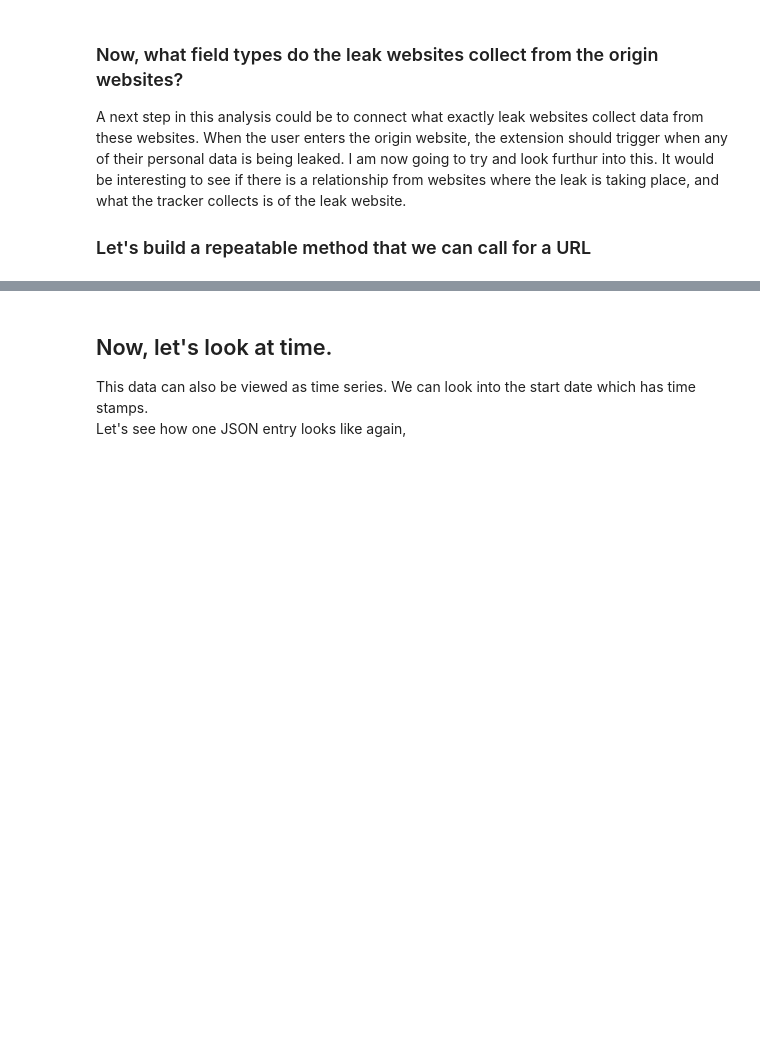
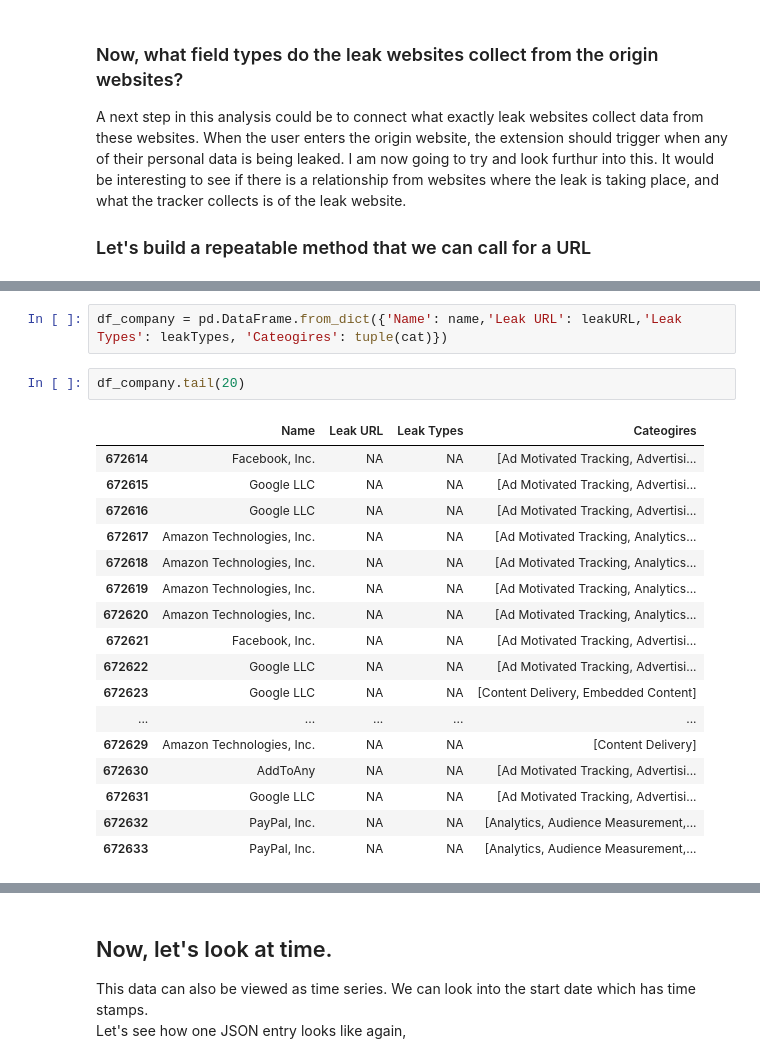
Before and after one commit to NoahApthorpe/EdTechInspector, a Jupyter notebook: EDA/25thJuly_DA_output_rewriting.ipynb, the cells around one changed output, grey strips where cells are left out. Saved outputs shown, nothing was run; the diff lists cells and outputs as text; blank space fills up the shorter version.

```diff
--- a/EDA/25thJuly_DA_output_rewriting.ipynb
+++ b/EDA/25thJuly_DA_output_rewriting.ipynb
@@ -693,0 +747,22 @@ filtered_data1[348279]
+# %%
+df_company = pd.DataFrame.from_dict({'Name': name,'Leak URL': leakURL,'Leak Types': leakTypes, 'Cateogires': tuple(cat)})
+# %%
+df_company.tail(20)
+# %% [output]
+|  | Name | Leak URL | Leak Types | Cateogires |
+| 672614 | Facebook, Inc. | NA | NA | [Ad Motivated Tracking, Advertisi... |
+| 672615 | Google LLC | NA | NA | [Ad Motivated Tracking, Advertisi... |
+| 672616 | Google LLC | NA | NA | [Ad Motivated Tracking, Advertisi... |
+| 672617 | Amazon Technologies, Inc. | NA | NA | [Ad Motivated Tracking, Analytics... |
+| 672618 | Amazon Technologies, Inc. | NA | NA | [Ad Motivated Tracking, Analytics... |
+| 672619 | Amazon Technologies, Inc. | NA | NA | [Ad Motivated Tracking, Analytics... |
+| 672620 | Amazon Technologies, Inc. | NA | NA | [Ad Motivated Tracking, Analytics... |
+| 672621 | Facebook, Inc. | NA | NA | [Ad Motivated Tracking, Advertisi... |
+| 672622 | Google LLC | NA | NA | [Ad Motivated Tracking, Advertisi... |
+| 672623 | Google LLC | NA | NA | [Content Delivery, Embedded Content] |
+| ... | ... | ... | ... | ... |
+| 672629 | Amazon Technologies, Inc. | NA | NA | [Content Delivery] |
+| 672630 | AddToAny | NA | NA | [Ad Motivated Tracking, Advertisi... |
+| 672631 | Google LLC | NA | NA | [Ad Motivated Tracking, Advertisi... |
+| 672632 | PayPal, Inc. | NA | NA | [Analytics, Audience Measurement,... |
+| 672633 | PayPal, Inc. | NA | NA | [Analytics, Audience Measurement,... |
```
Also changed, not shown: parts of 47 cells of this notebook.
